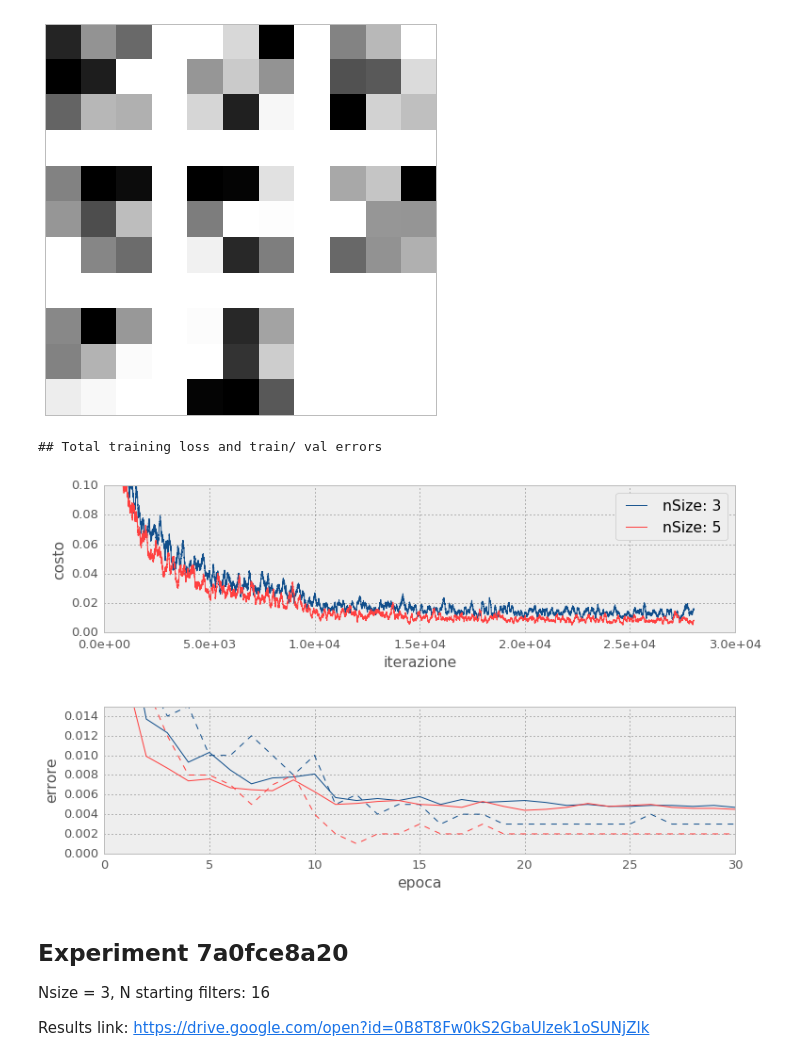
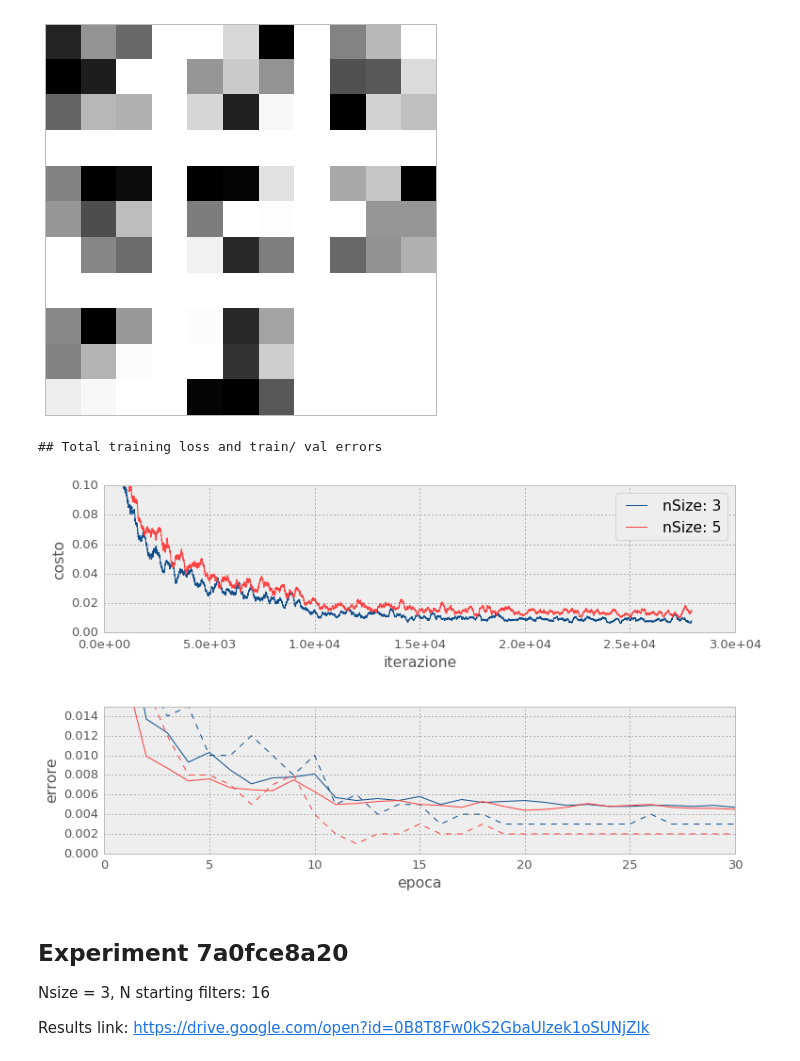
Before and after one commit to KEVINLEE315/deep-residual-networks-pyfunt, a Jupyter notebook: docs/MNIST Experiments.ipynb, the cells around one changed output. Drawn from its saved outputs; the diff is of its cells as text; code cells hidden in the pictures.

```diff
--- a/docs/MNIST Experiments.ipynb
+++ b/docs/MNIST Experiments.ipynb
@@ -24,7 +24,7 @@ plt.rcParams['image.interpolation'] = 'nearest'
 plt.rcParams['image.cmap'] = 'gray'
 
 
-def moving_average(a, n=100) :
+def moving_average(a, n=200) :
     ret = np.cumsum(a, dtype=float)
     ret[n:] = ret[n:] - ret[:-n]
     return ret[n - 1:] / n
@@ -180,35 +177,29 @@ def show_loss_comp(losses, names, ylim=None):
     plt.show()
 
 
-def show_all_comp(losses, loss_names, errs, err_names,  ylim1=False, ylim2=False):
+def show_all_comp(losses, loss_names, errs, err_names, colors, ylim1=False, ylim2=False):
     fig = plt.figure()
     gs1 = gridspec.GridSpec(2, 1)
     print '## Total training loss and train/ val errors'
     ax = plt.subplot(gs1[0])#2, 1, 1)
 
-    ax1 = plt.plot(losses[1])
-    plt.setp(ax1, color='#104E8B')
-    ax1 = plt.plot(losses[0])
-    plt.setp(ax1, color='#ff4040')
+    for i, loss in enumerate(losses):
+        ax1 = plt.plot(loss)
+        plt.setp(ax1, color=colors[i % len(colors)])
+
     plt.legend(loss_names, loc='upper right')
     if ylim1: ax.set_ylim(ylim1)
     plt.ylabel('costo')
     ax.xaxis.set_major_formatter(mtick.FormatStrFormatter('%.1e'))
     plt.xlabel('iterazione')
-
     ax1 = plt.subplot(gs1[1])#2, 1, 2)
 
-    ax = plt.plot(errs[0])
-    #ax = ts.plot(style=['-', '--', '-', '--'])
-    plt.setp(ax, color='#104E8B', ls='-')
-    ax = plt.plot(errs[1])
-    plt.setp(ax, color='#104E8B', ls='--')
-    ax = plt.plot(errs[2])
-    plt.setp(ax, color='#ff4040',ls='-')
-    ax = plt.plot(errs[3])
-    plt.setp(ax, color='#ff4040',ls='--')
-   # plt.legend(err_names, loc='upper right')
+    for i in range(0, len(errs)-1, 2):
 
+        ax = plt.plot(errs[i + 0])
+        plt.setp(ax, color=colors[i/2], ls='-')
+        ax = plt.plot(errs[i + 1])
+        plt.setp(ax, color=colors[i/2], ls='--')
 
     if ylim2: ax1.set_ylim(ylim2)
     plt.ylabel('errore')
@@ -259,20 +250,21 @@ show_weights('d10407022f')
 ## Weights visualization
 [figure]
 # %%
+colors = ['#104E8B', '#ff4040']
 loss2, tr_err1, val_err1 = results_for_exp('3b6cf46cd7')
 loss1, tr_err2, val_err2 = results_for_exp('d10407022f')
 
 
 #show_loss_comp((loss1, loss2), ['non residual', 'residual'])
 
 losses = (loss1[:len(loss2)], loss2)
 losses_names = ('nSize: 3', 'nSize: 5')
 errs = (val_err1, tr_err1, val_err2[:120], tr_err2[:120])
 err_names = ('1 (val)', '1 (train)',  '3 (val)', '3 (train)')
-show_all_comp(losses , losses_names, errs, err_names, ylim1=(0,0.1), ylim2=(0,0.015))
+show_all_comp(losses , losses_names, errs, err_names, colors, ylim1=(0,0.1), ylim2=(0,0.015))
 # %% [output]
 ## Total training loss and train/ val errors
-[figure, old version]
+[figure, new version]
 # %% [markdown]
 ## Experiment 7a0fce8a20
 
```
Also changed, not shown: parts of 6 cells of this notebook, 1 other file.
